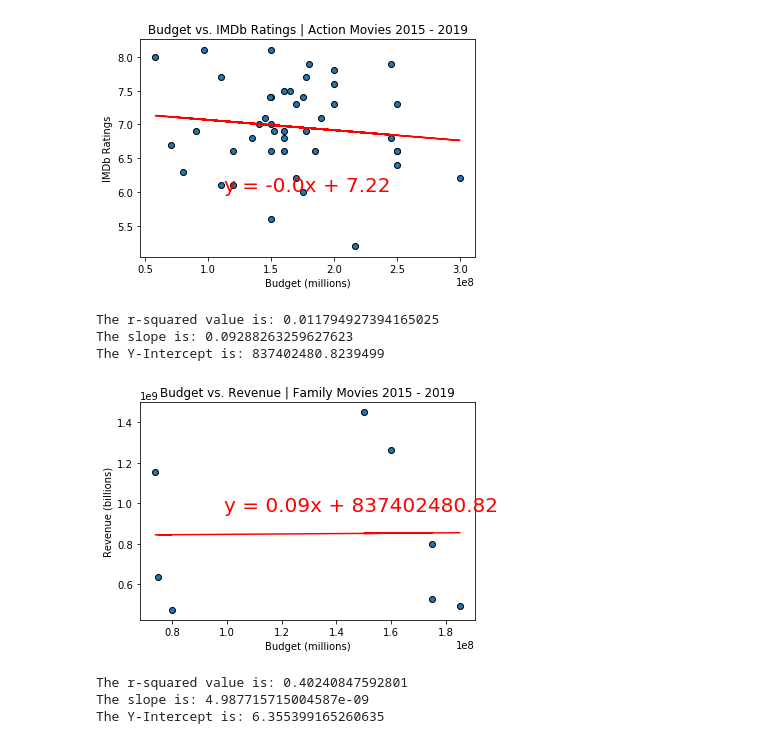
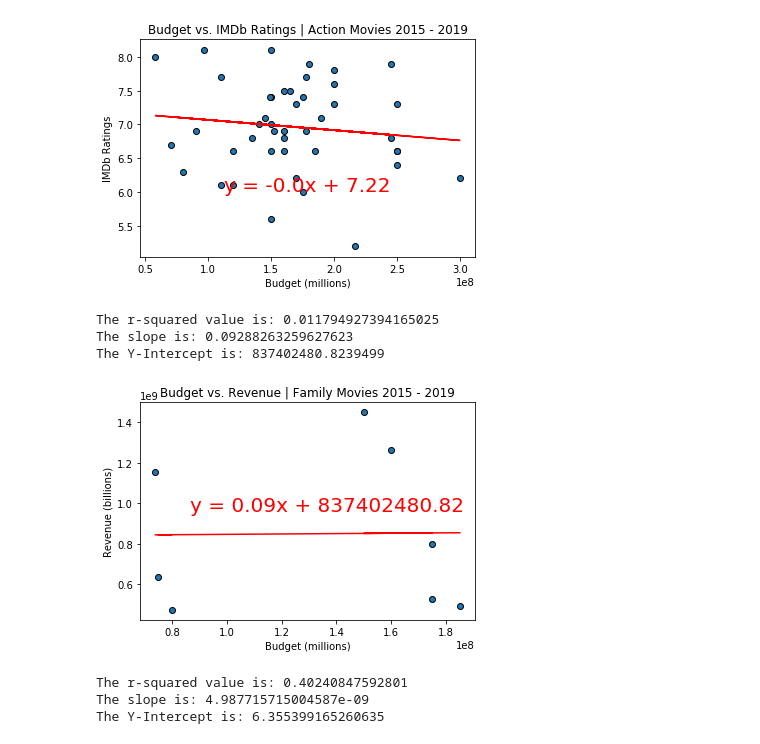
Before and after one commit to Danacw/Movie-Database-API, a Jupyter notebook: RevenueRatings_vs_Genre.ipynb, the cells around one changed output. Saved outputs shown, nothing was run; the diff lists cells and outputs as text; code cells hidden in the pictures.

```diff
--- a/RevenueRatings_vs_Genre.ipynb
+++ b/RevenueRatings_vs_Genre.ipynb
@@ -9,7 +9,7 @@ from scipy.stats import linregress
 import seaborn as sns
 import os
 # %%
-all_df = pd.read_csv("../project1/Output_Files/genre.csv")
+all_df = pd.read_csv("Output_Files/genre.csv")
 
 all_df.head(50)
 # %% [output]
@@ -208,35 +237,35 @@ y = family_df["Revenue"]
 
 plt.scatter(x, y, edgecolors = 'black', linewidths=1, marker="o")
 
 #plt.xlim(7.4, 8.0)
 #plt.ylim(.50, 2.00)
 
 plt.title("Budget vs. Revenue | Family Movies 2015 - 2019")
 plt.xlabel("Budget (millions)")
 plt.ylabel("Revenue (billions)")
 
 (slope, intercept, rvalue, pvalue, stderr) = linregress(x, y)
 
 regress_value = x * slope + intercept
 
 analysis = (f"y = {str(round(slope, 2))}x + {str(round(intercept, 2))}")
 
 plt.plot(x, regress_value, "r-")
 
-plt.annotate(analysis, xy=(.25, .5), xycoords="axes fraction", color = "red", fontsize = 20)
+plt.annotate(analysis, xy=(.15, .5), xycoords="axes fraction", color = "red", fontsize = 20)
 
 print(f"The r-squared value is: {rvalue}")
 print(f"The slope is: {slope}")
 print(f"The Y-Intercept is: {intercept}")
 
 plt.savefig("Images/Budget_Revenue_FamilyMovies.png")
 
 plt.show()
 # %% [output]
 The r-squared value is: 0.011794927394165025
 The slope is: 0.09288263259627623
 The Y-Intercept is: 837402480.8239499
-[figure, old version]
+[figure, new version]
 # %%
 x = family_df["Budget"]
 y = family_df["IMDb"]
```
Also changed, not shown: parts of 4 cells of this notebook, 16 other files.
